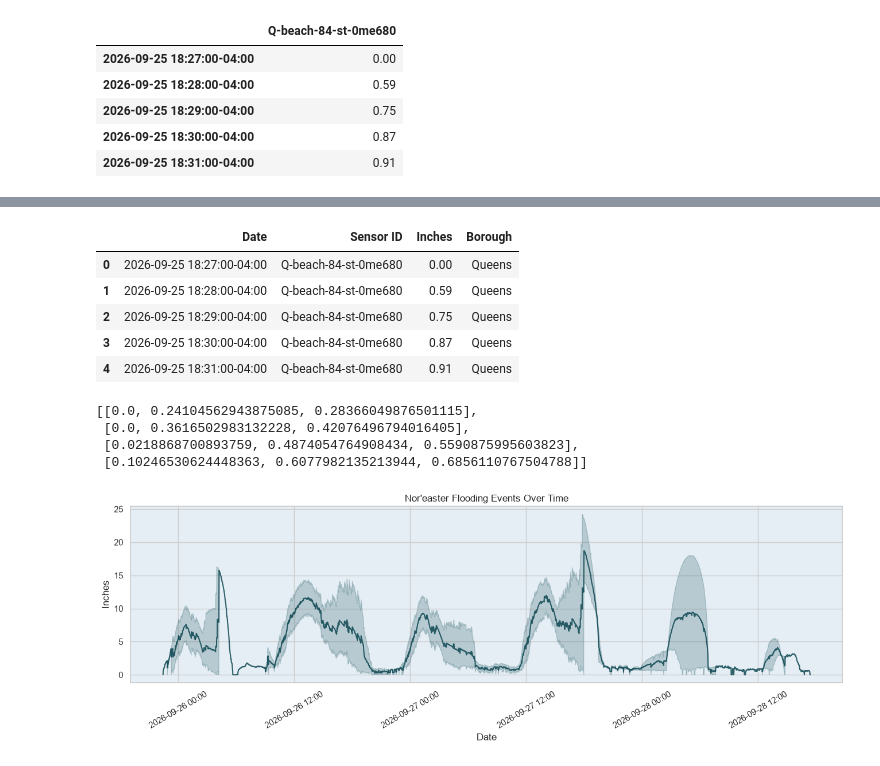
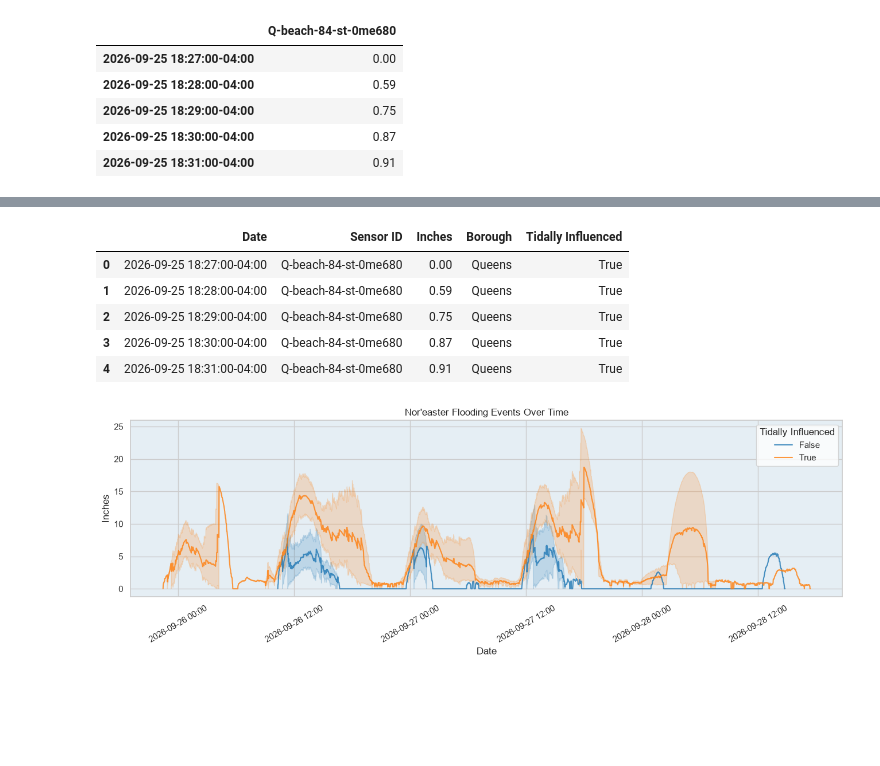
Before and after one commit to peterjakubowski/FloodNet-NYC-Street-Flooding, a Jupyter notebook: notebooks/floodnet_nyc_street_flooding.ipynb, the cells around one changed output, grey strips where cells are left out. Saved outputs shown, nothing was run; the diff lists cells and outputs as text; code cells hidden in the pictures; blank space fills up the shorter version.

```diff
--- a/notebooks/floodnet_nyc_street_flooding.ipynb
+++ b/notebooks/floodnet_nyc_street_flooding.ipynb
@@ -852,33 +827,25 @@ noreaster_df.head()
 | 2026-09-25 18:31:00-04:00 | 0.91 | NaN | NaN | NaN | ... |
 # %%
 noreaster_long_df = pd.melt(noreaster_df.reset_index(), "index", var_name="Sensor ID", value_name="Inches").dropna().rename(columns={"index": "Date"})
-noreaster_long_df = noreaster_long_df.merge(df_metadata[['Borough', 'Sensor ID']], on="Sensor ID")
+noreaster_long_df = noreaster_long_df.merge(df_metadata[['Borough', 'Tidally Influenced', 'Sensor ID']], on="Sensor ID")
 noreaster_long_df.head()
 # %% [output]
-|  | Date | Sensor ID | Inches | Borough |
-| 0 | 2026-09-25 18:27:00-04:00 | Q-beach-84-st-0me680 | 0.00 | Queens |
-| 1 | 2026-09-25 18:28:00-04:00 | Q-beach-84-st-0me680 | 0.59 | Queens |
-| 2 | 2026-09-25 18:29:00-04:00 | Q-beach-84-st-0me680 | 0.75 | Queens |
-| 3 | 2026-09-25 18:30:00-04:00 | Q-beach-84-st-0me680 | 0.87 | Queens |
-| 4 | 2026-09-25 18:31:00-04:00 | Q-beach-84-st-0me680 | 0.91 | Queens |
+|  | Date | Sensor ID | Inches | Borough | Tidally Influenced |
+| 0 | 2026-09-25 18:27:00-04:00 | Q-beach-84-st-0me680 | 0.00 | Queens | True |
+| 1 | 2026-09-25 18:28:00-04:00 | Q-beach-84-st-0me680 | 0.59 | Queens | True |
+| 2 | 2026-09-25 18:29:00-04:00 | Q-beach-84-st-0me680 | 0.75 | Queens | True |
+| 3 | 2026-09-25 18:30:00-04:00 | Q-beach-84-st-0me680 | 0.87 | Queens | True |
+| 4 | 2026-09-25 18:31:00-04:00 | Q-beach-84-st-0me680 | 0.91 | Queens | True |
-# %%
-palette = sns.cubehelix_palette(n_colors=noreaster_flooding_events['Borough'].nunique(), gamma=1.5, hue=1.8, start=2.5, rot=0.0, dark=0.3, light=.6, reverse=True, as_cmap=False)
-palette
-# %% [output]
-[[0.0, 0.24104562943875085, 0.28366049876501115],
- [0.0, 0.3616502983132228, 0.42076496794016405],
- [0.0218868700893759, 0.4874054764908434, 0.5590875995603823],
- [0.10246530624448363, 0.6077982135213944, 0.6856110767504788]]
 # %%
 fig, ax = plt.subplots(figsize=(16, 4))
 plt.title("Nor'easter Flooding Events Over Time")
-sns.lineplot(data=noreaster_long_df, x="Date", y="Inches", legend=True, ax=ax, alpha=0.8, errorbar=("ci", 95), estimator="mean", color=palette[0])
+sns.lineplot(data=noreaster_long_df, x="Date", y="Inches", hue="Tidally Influenced", legend=True, ax=ax, alpha=0.8, errorbar=("ci", 95), estimator="mean")
 ax.xaxis.set_major_locator(mdates.HourLocator(byhour=(0, 24, 12)))
 ax.xaxis.set_major_formatter(mdates.DateFormatter("%Y-%m-%d %H:%M"))
 ax.tick_params(axis='x', rotation=30)
 ax.set_fc("#E5EEF4FF")
 plt.ylabel("Inches")
 plt.xlabel("Date")
 plt.show()
 # %% [output]
-[figure, old version]
+[figure, new version]
```
Also changed, not shown: parts of 8 cells of this notebook.
